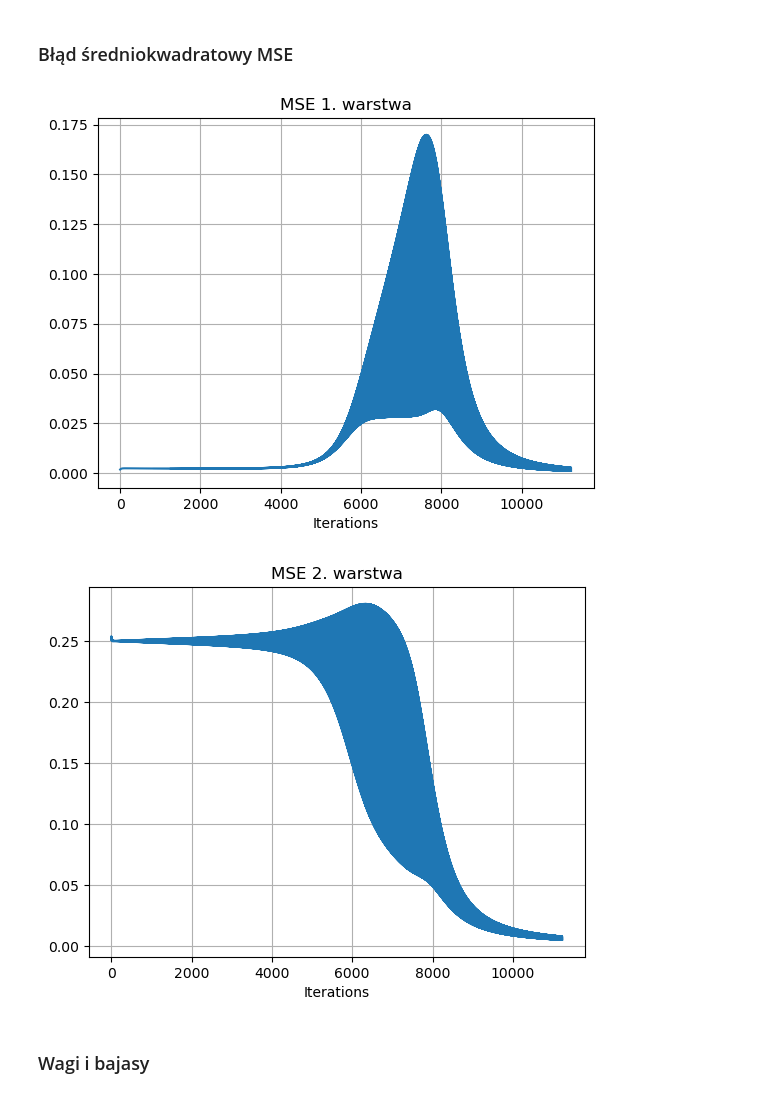
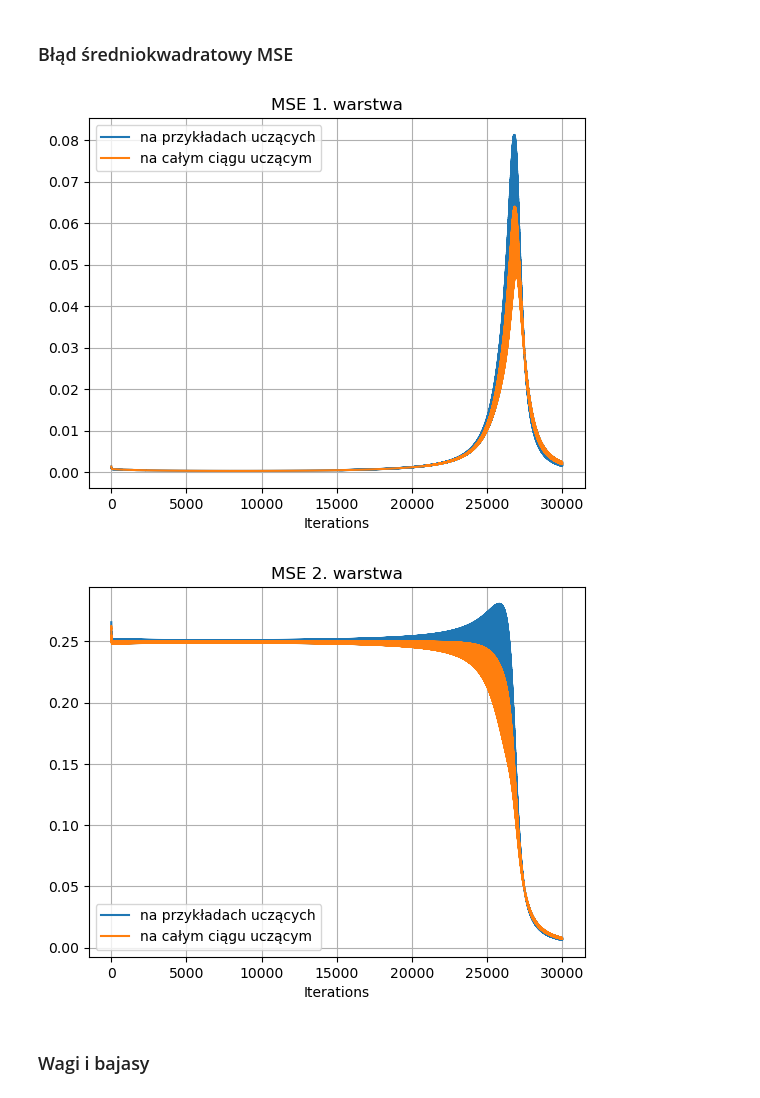
Before and after one commit to qert6g35/ML_xor, a Jupyter notebook: neutral-network-for-xor-problem.ipynb, the cells around one changed output. Cells and saved outputs as stored; diff of their text form; code cells hidden in the pictures.

Commit message:
wykresy MSE dla całego ciągu uczącego, żródła, drobnme poprawki estetyczne

```diff
--- a/neutral-network-for-xor-problem.ipynb
+++ b/neutral-network-for-xor-problem.ipynb
@@ -247,8 +285,10 @@ def classification_error(Y,A2):
 #   W2            - wagi 2. warstwy wyszkolonej sieci
 #   b2            - bajasy 2. warstwy wyszkolonej sieci
 #   CE            - tablica błędu klasyfikacji
-#   MSE1          - MSE - błąd średniokwadratowy 2. warstwy dla przykładu uczącego
-#   MSE2          - tablica MSE - błąd średniokwadratowy 2. warstwy dla przykładu uczącego
+#   MSE1          - MSE - błąd średniokwadratowy 1. warstwy dla przykładu uczącego
+#   MSE2          - MSE - błąd średniokwadratowy 2. warstwy dla przykładu uczącego
+#   MSE1cu        - MSE - błąd średniokwadratowy 1. warstwy dla ciągu uczącego
+#   MSE2cu        - MSE - błąd średniokwadratowy 2. warstwy dla ciągu uczącego
 #   Ws1           - tablica wag 1. warstwy
 #   bs1           - tablica bajasów 1. warstwy
 #   Ws2           - tablica wag 2. warstwy
@@ -259,6 +299,8 @@ def learn(X, Y, lr, iterations, logs = True, batch_size = 2, mse_threshold = 0.0
     CE = []     # classification error - procent błędnych klasyfikacji
     MSE2 = []   # MSE - błąd średniokwadratowy 2. warstwy dla przykładu uczącego
     MSE1 = []   # MSE - błąd średniokwadratowy 1. warstwy dla przykładu uczącego
+    MSE2cu = []   # MSE - błąd średniokwadratowy 2. warstwy dla ciągu uczącego
+    MSE1cu = []   # MSE - błąd średniokwadratowy 1. warstwy dla ciągu uczącego
     Ws1 = [W1]  # Wagi 1. warstwy
     bs1 = [b1]  # Bajasy 1. warstwy
     Ws2 = [W2]  # Wagi 2. warstwy
@@ -275,9 +317,14 @@ def learn(X, Y, lr, iterations, logs = True, batch_size = 2, mse_threshold = 0.0
         dW1, db1, dW2, db2 = calculate_corrections(X, A1, dZ1, dZ2, lr) # wyliczenie poprawek dla wag i bajasów
 
         # Obliczanie błędu średniokwadratowego dla przykładu uczącego
-        MSE2_current = np.mean(dA2 ** 2)
-        MSE2.append(MSE2_current)
+        MSE2.append(np.mean(dA2 ** 2))
         MSE1.append(np.mean(dA1 ** 2))
+
+        # Obliczanie błędu średniokwadratowego dla ciągu uczącego
+        MSE1_current, MSE2_current = calculate_mse(A2, W1, W2, b1, b2, Xcu, Ycu)
+
+        MSE2cu.append(MSE2_current)
+        MSE1cu.append(MSE1_current)
 
         # Aktualizacja wag i bajasów
         W1 = W1 + dW1
@@ -308,7 +355,7 @@ def learn(X, Y, lr, iterations, logs = True, batch_size = 2, mse_threshold = 0.0
     print("Final Predictions")
     print(A2.T)
     print(Y.T)
-    return W1, b1, W2, b2, CE, MSE1, MSE2, Ws1, bs1, Ws2, bs2
+    return W1, b1, W2, b2, CE, MSE1, MSE2, MSE1cu, MSE2cu, Ws1, bs1, Ws2, bs2
 # %% [markdown]
 Ciąg danych uczących:
 # %%
@@ -318,6 +365,6 @@ Y = np.array([[0],[1],[1],[0]])
 Wywołanie funkcji learn zaimplementowanej sieci:
 # %%
 
-W1, b1, W2, b2, CE, MSE1, MSE2, Ws1, bs1, Ws2, bs2 = learn(X, Y, 0.2, 30000, logs = False, batch_size = 2, mse_threshold = 0.005)
+W1, b1, W2, b2, CE, MSE1, MSE2, MSE1cu, MSE2cu, Ws1, bs1, Ws2, bs2 = learn(X, Y, 0.2, 30000, logs = False, batch_size = 2, mse_threshold = 0.005)
 # %% [output]
 Final Predictions
@@ -340,24 +387,28 @@ plt.show()
 # %% [markdown]
 ### Błąd średniokwadratowy MSE
 # %%
-plt.plot(MSE1)
-
+plt.plot(MSE1, label='na przykładach uczących')
+plt.plot(MSE1cu, label='na całym ciągu uczącym')
 plt.xlabel('Iterations')
 plt.ylabel('')
 plt.title('MSE 1. warstwa')
 plt.grid(True)
+plt.legend()
+
 plt.show()
 
-plt.plot(MSE2)
+plt.plot(MSE2, label='na przykładach uczących')
+plt.plot(MSE2cu, label='na całym ciągu uczącym')
 
 plt.xlabel('Iterations')
 plt.ylabel('')
 plt.title('MSE 2. warstwa')
 plt.grid(True)
+plt.legend()
 plt.show()
 # %% [output]
-[figure, old version]
+[figure, new version]
-[figure, old version]
+[figure, new version]
 # %% [markdown]
 ### Wagi i bajasy
 # %% [markdown]
```
Also changed, not shown: parts of 10 cells of this notebook.
